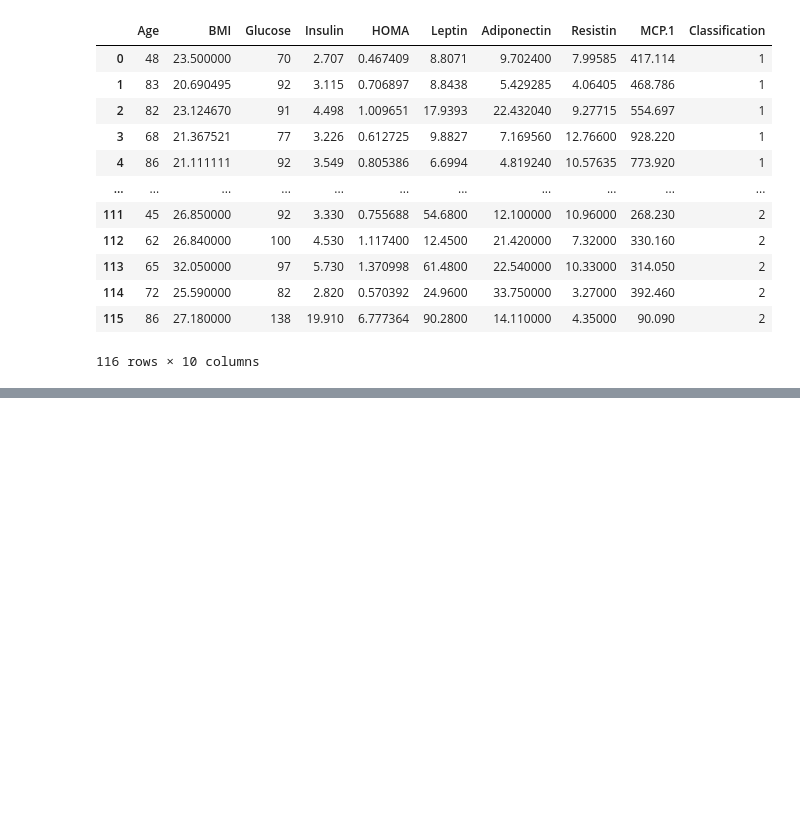
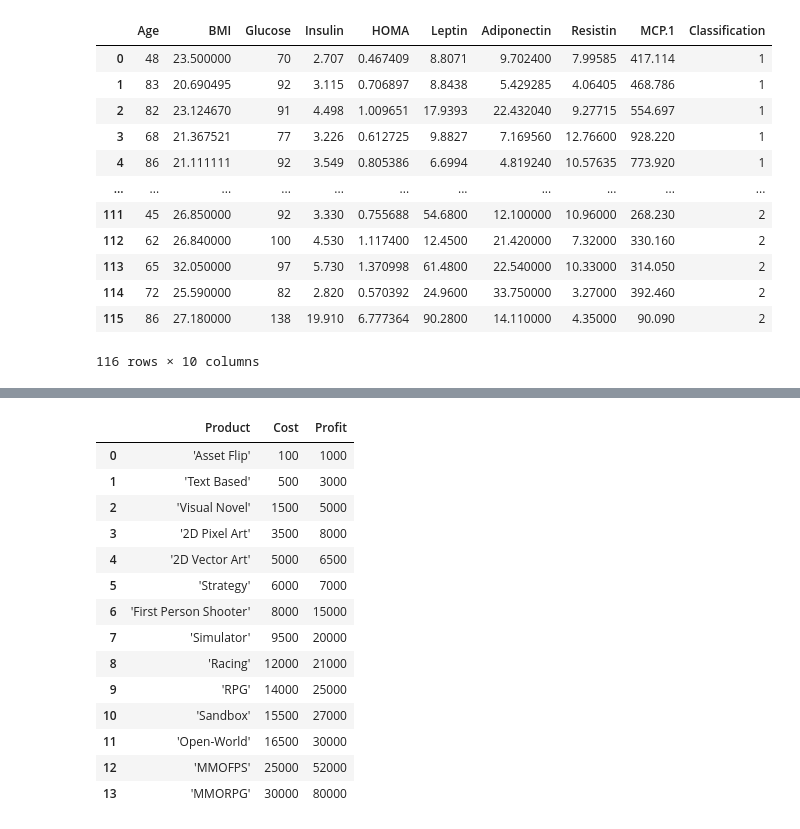
Before and after one commit to dangtrantrung/DecisionTree-RegressionTree, a Jupyter notebook: DecisionTree&RegressionTree.ipynb, the cells around one changed output, grey strips where cells are left out. Cells and saved outputs as stored; diff of their text form; code cells hidden in the pictures; blank space fills up the shorter version.

```diff
--- a/DecisionTree&RegressionTree.ipynb
+++ b/DecisionTree&RegressionTree.ipynb
@@ -25,0 +101,20 @@ df
+# %%
+# Load data
+df=pd.read_csv("/content/datareg.csv")
+df
+# %% [output]
+|  | Product | Cost | Profit |
+| 0 | 'Asset Flip' | 100 | 1000 |
+| 1 | 'Text Based' | 500 | 3000 |
+| 2 | 'Visual Novel' | 1500 | 5000 |
+| 3 | '2D Pixel Art' | 3500 | 8000 |
+| 4 | '2D Vector Art' | 5000 | 6500 |
+| 5 | 'Strategy' | 6000 | 7000 |
+| 6 | 'First Person Shooter' | 8000 | 15000 |
+| 7 | 'Simulator' | 9500 | 20000 |
+| 8 | 'Racing' | 12000 | 21000 |
+| 9 | 'RPG' | 14000 | 25000 |
+| 10 | 'Sandbox' | 15500 | 27000 |
+| 11 | 'Open-World' | 16500 | 30000 |
+| 12 | 'MMOFPS' | 25000 | 52000 |
+| 13 | 'MMORPG' | 30000 | 80000 |
```
Also changed, not shown: parts of 14 cells of this notebook.
